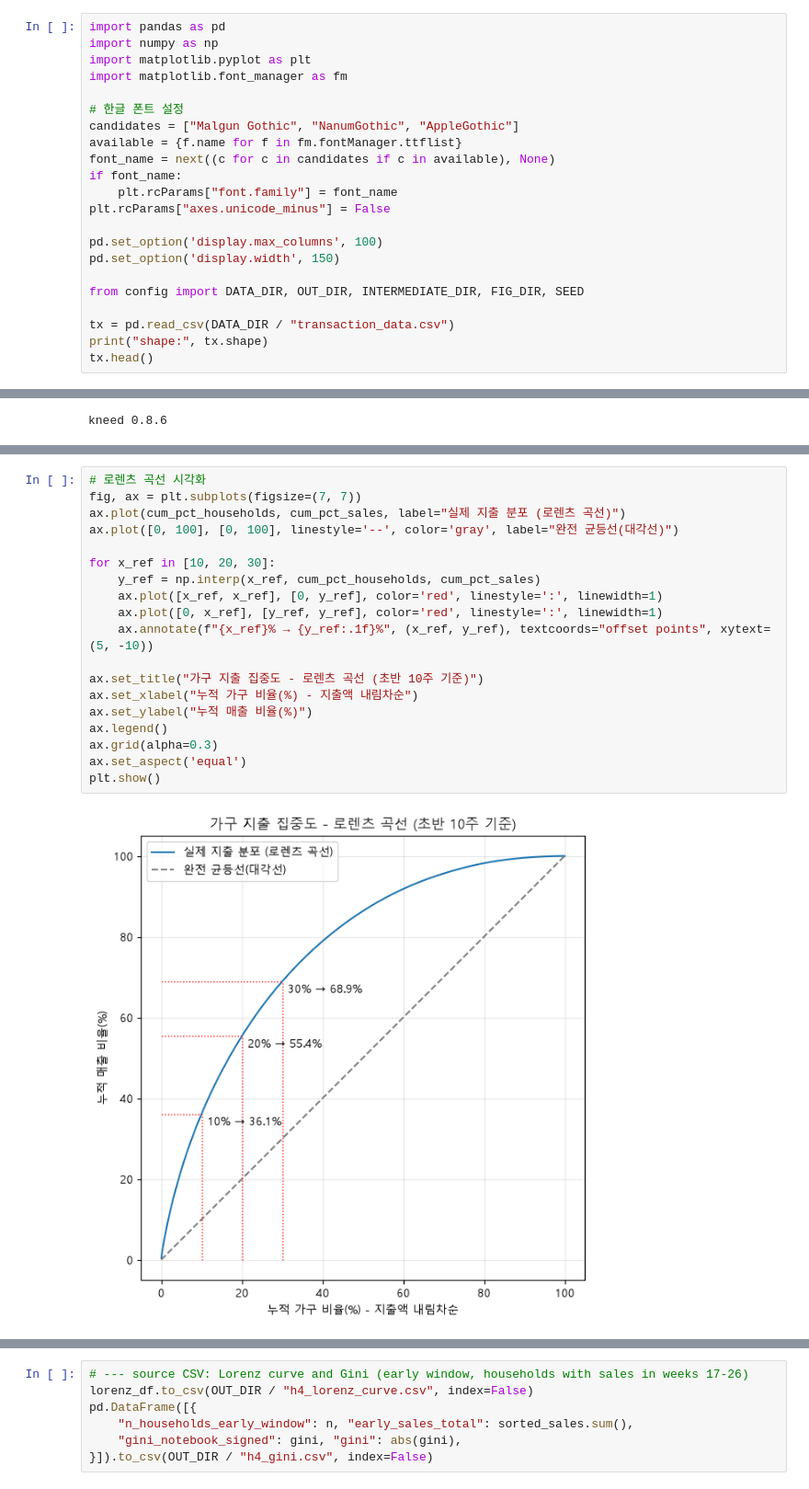
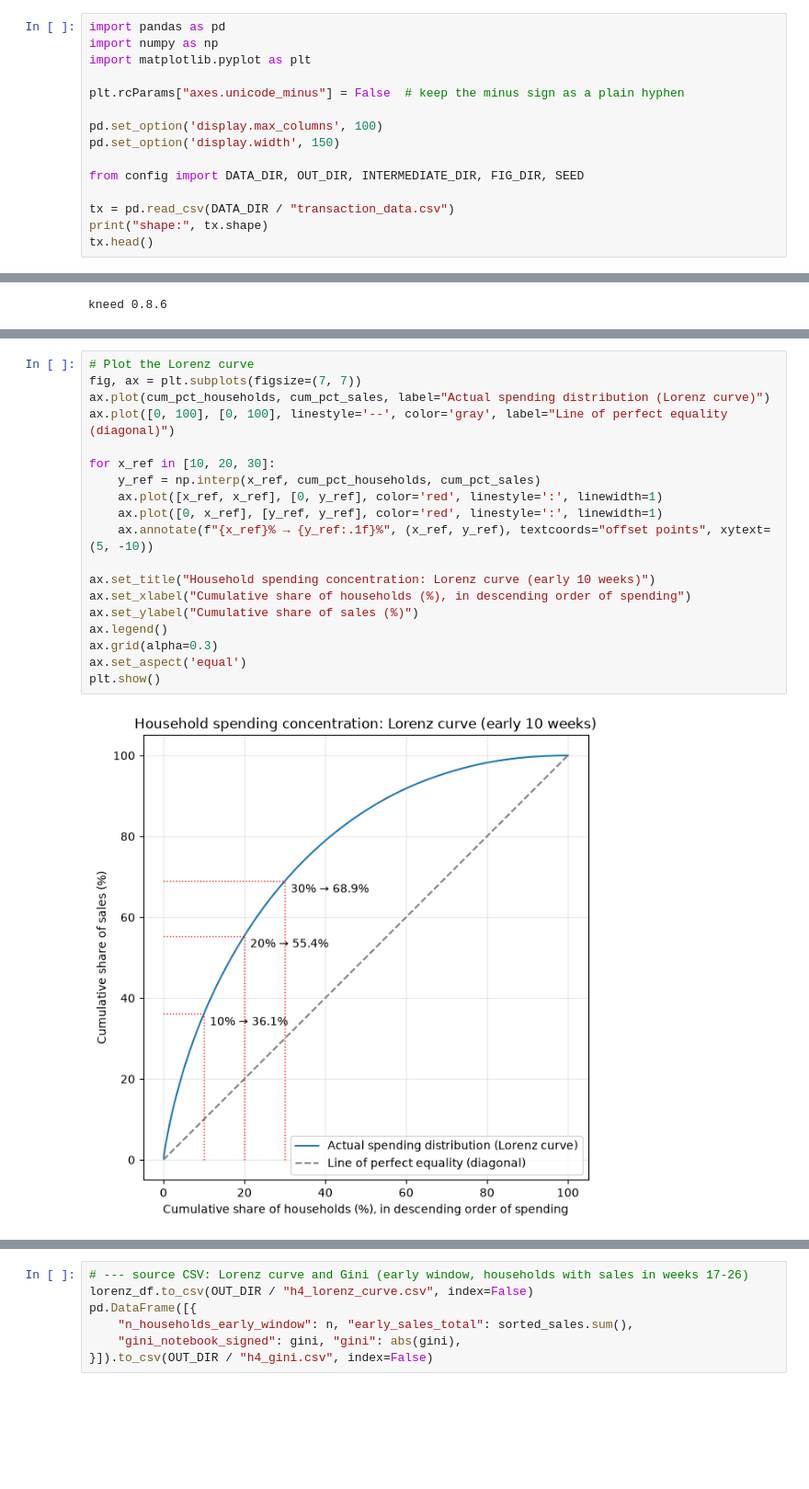
Before and after one commit to jiwoon-oh/dunnhumby-revenue-concentration, a Jupyter notebook: h4_transaction_eda.ipynb, the cells around one changed output, grey strips where cells are left out. Shown at 92% size. Drawn from its saved outputs; the diff is of its cells as text; blank space fills up the shorter version.

```diff
--- a/h4_transaction_eda.ipynb
+++ b/h4_transaction_eda.ipynb
@@ -14,15 +14,8 @@ H4/H4-1/H4-2에서 실제로 쓰는 컬럼(household_key, DAY, WEEK_NO, BASKET_I
 import pandas as pd
 import numpy as np
 import matplotlib.pyplot as plt
-import matplotlib.font_manager as fm
 
-# 한글 폰트 설정
-candidates = ["Malgun Gothic", "NanumGothic", "AppleGothic"]
-available = {f.name for f in fm.fontManager.ttflist}
-font_name = next((c for c in candidates if c in available), None)
-if font_name:
-    plt.rcParams["font.family"] = font_name
-plt.rcParams["axes.unicode_minus"] = False
+plt.rcParams["axes.unicode_minus"] = False  # keep the minus sign as a plain hyphen
 
 pd.set_option('display.max_columns', 100)
 pd.set_option('display.width', 150)
@@ -470,24 +463,24 @@ lorenz_df = pd.DataFrame({
     "cum_pct_sales": cum_pct_sales,
 })
 # %%
-# 로렌츠 곡선 시각화
+# Plot the Lorenz curve
 fig, ax = plt.subplots(figsize=(7, 7))
-ax.plot(cum_pct_households, cum_pct_sales, label="실제 지출 분포 (로렌츠 곡선)")
-ax.plot([0, 100], [0, 100], linestyle='--', color='gray', label="완전 균등선(대각선)")
+ax.plot(cum_pct_households, cum_pct_sales, label="Actual spending distribution (Lorenz curve)")
+ax.plot([0, 100], [0, 100], linestyle='--', color='gray', label="Line of perfect equality (diagonal)")
 
 for x_ref in [10, 20, 30]:
     y_ref = np.interp(x_ref, cum_pct_households, cum_pct_sales)
     ax.plot([x_ref, x_ref], [0, y_ref], color='red', linestyle=':', linewidth=1)
     ax.plot([0, x_ref], [y_ref, y_ref], color='red', linestyle=':', linewidth=1)
     ax.annotate(f"{x_ref}% → {y_ref:.1f}%", (x_ref, y_ref), textcoords="offset points", xytext=(5, -10))
 
-ax.set_title("가구 지출 집중도 - 로렌츠 곡선 (초반 10주 기준)")
-ax.set_xlabel("누적 가구 비율(%) - 지출액 내림차순")
-ax.set_ylabel("누적 매출 비율(%)")
+ax.set_title("Household spending concentration: Lorenz curve (early 10 weeks)")
+ax.set_xlabel("Cumulative share of households (%), in descending order of spending")
+ax.set_ylabel("Cumulative share of sales (%)")
 ax.legend()
 ax.grid(alpha=0.3)
 ax.set_aspect('equal')
 plt.show()
 # %% [output]
-[figure, old version]
+[figure, new version]
 # %%
```
Also changed, not shown: parts of 27 cells of this notebook, 12 other files.
